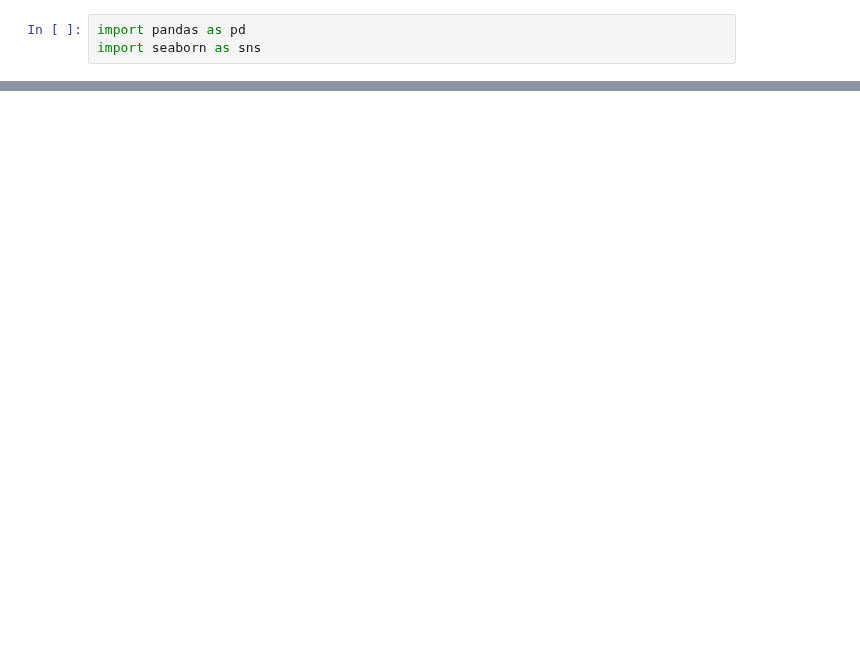
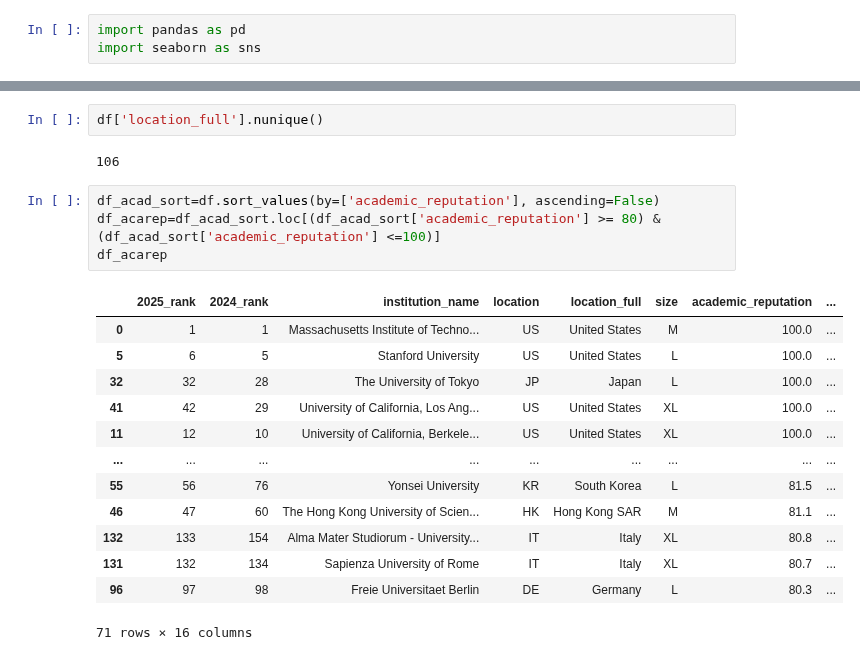
Before and after one commit to thezachdrake/UMD-INST760-Summer2024, a Jupyter notebook: notebooks/Murano-Notebook.ipynb, the cells around one changed output, grey strips where cells are left out. Drawn from its saved outputs; the diff is of its cells as text; blank space fills up the shorter version.

```diff
--- a/notebooks/Murano-Notebook.ipynb
+++ b/notebooks/Murano-Notebook.ipynb
@@ -20,3 +26,25 @@ df
 | 1501 | 1401+ | 1401+ | University Politehnica of Timisoa... | RO | Romania | L | 4.1 | ... |
 | 1502 | 1401+ | 1401+ | Western Washington University | US | United States | L | 2.6 | ... |
 1503 rows × 16 columns
+# %%
+df['location_full'].nunique()
+# %% [output]
+106
+# %%
+df_acad_sort=df.sort_values(by=['academic_reputation'], ascending=False)
+df_acarep=df_acad_sort.loc[(df_acad_sort['academic_reputation'] >= 80) & (df_acad_sort['academic_reputation'] <=100)]
+df_acarep
+# %% [output]
+|  | 2025_rank | 2024_rank | institution_name | location | location_full | size | academic_reputation | ... |
+| 0 | 1 | 1 | Massachusetts Institute of Techno... | US | United States | M | 100.0 | ... |
+| 5 | 6 | 5 | Stanford University | US | United States | L | 100.0 | ... |
+| 32 | 32 | 28 | The University of Tokyo | JP | Japan | L | 100.0 | ... |
+| 41 | 42 | 29 | University of California, Los Ang... | US | United States | XL | 100.0 | ... |
+| 11 | 12 | 10 | University of California, Berkele... | US | United States | XL | 100.0 | ... |
+| ... | ... | ... | ... | ... | ... | ... | ... | ... |
+| 55 | 56 | 76 | Yonsei University | KR | South Korea | L | 81.5 | ... |
+| 46 | 47 | 60 | The Hong Kong University of Scien... | HK | Hong Kong SAR | M | 81.1 | ... |
+| 132 | 133 | 154 | Alma Mater Studiorum - University... | IT | Italy | XL | 80.8 | ... |
+| 131 | 132 | 134 | Sapienza University of Rome | IT | Italy | XL | 80.7 | ... |
+| 96 | 97 | 98 | Freie Universitaet Berlin | DE | Germany | L | 80.3 | ... |
+71 rows × 16 columns
```
Also changed, not shown: parts of 3 cells of this notebook.
